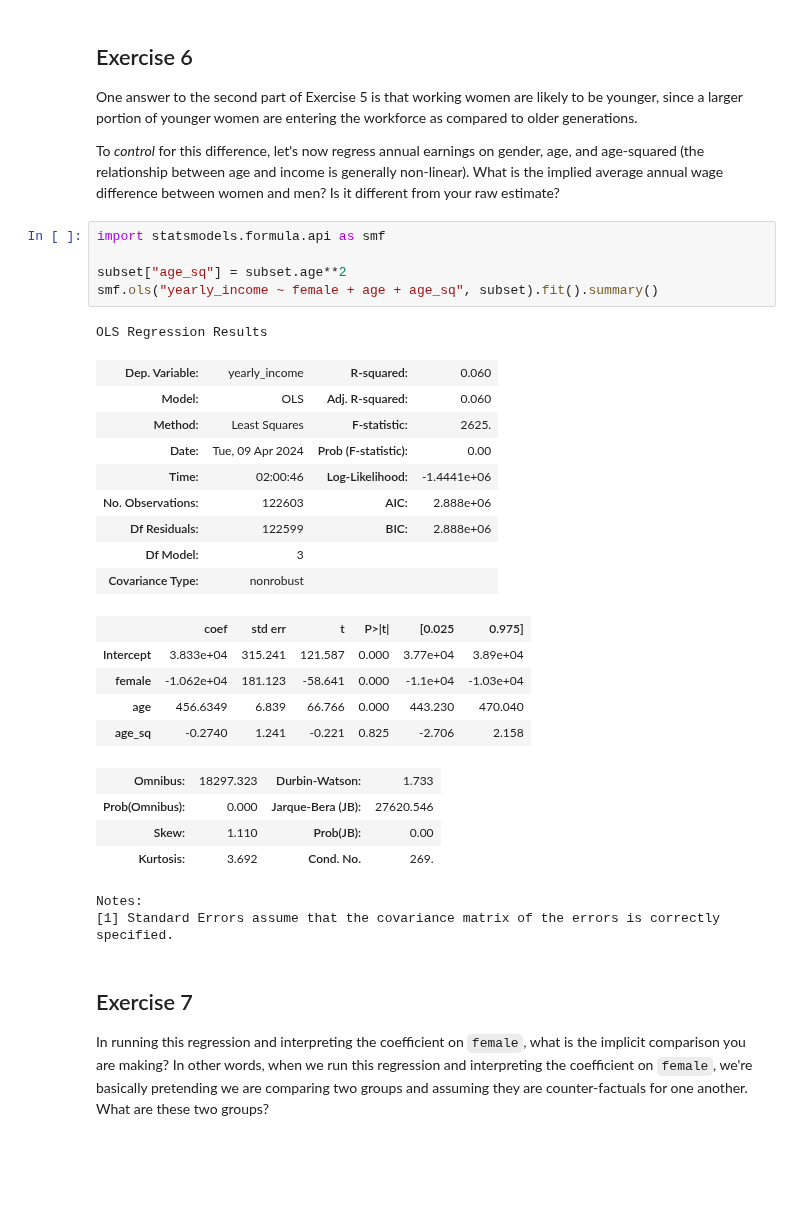
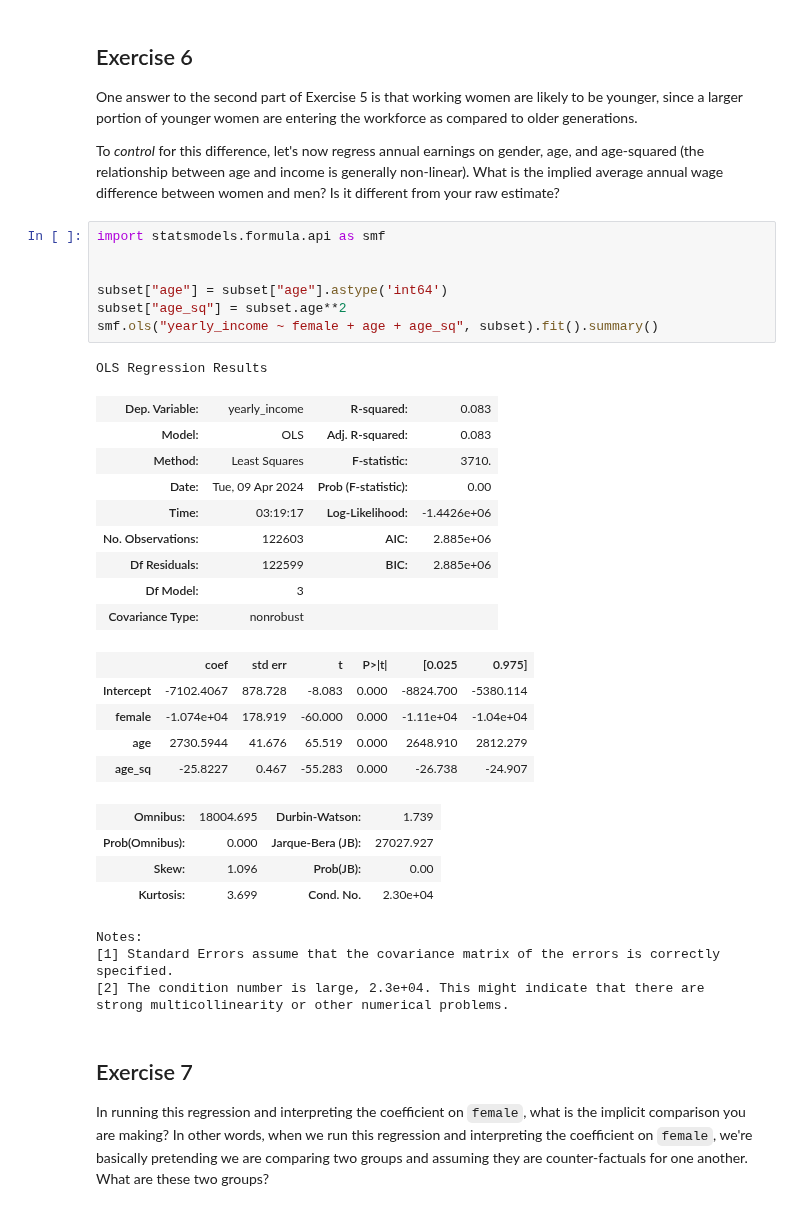
Before and after one commit to nogibjj/ZT-UDS, a Jupyter notebook: exercise_regressions_incomeineq.ipynb, the cells around one changed output. Drawn from its saved outputs; the diff is of its cells as text; blank space fills up the shorter version.

```diff
--- a/exercise_regressions_incomeineq.ipynb
+++ b/exercise_regressions_incomeineq.ipynb
@@ -134,30 +134,34 @@ To *control* for this difference, let's now regress annual earnings on gender, a
 # %%
 import statsmodels.formula.api as smf
 
+
+subset["age"] = subset["age"].astype('int64')
 subset["age_sq"] = subset.age**2
 smf.ols("yearly_income ~ female + age + age_sq", subset).fit().summary()
 # %% [output]
 OLS Regression Results
-| Dep. Variable: | yearly_income | R-squared: | 0.060 |
-| Model: | OLS | Adj. R-squared: | 0.060 |
-| Method: | Least Squares | F-statistic: | 2625. |
+| Dep. Variable: | yearly_income | R-squared: | 0.083 |
+| Model: | OLS | Adj. R-squared: | 0.083 |
+| Method: | Least Squares | F-statistic: | 3710. |
 | Date: | Tue, 09 Apr 2024 | Prob (F-statistic): | 0.00 |
-| Time: | 02:00:46 | Log-Likelihood: | -1.4441e+06 |
-| No. Observations: | 122603 | AIC: | 2.888e+06 |
-| Df Residuals: | 122599 | BIC: | 2.888e+06 |
+| Time: | 03:19:17 | Log-Likelihood: | -1.4426e+06 |
+| No. Observations: | 122603 | AIC: | 2.885e+06 |
+| Df Residuals: | 122599 | BIC: | 2.885e+06 |
 | Df Model: | 3 |  |  |
 | Covariance Type: | nonrobust |  |  |
 |  | coef | std err | t | P>|t| | [0.025 | 0.975] |
-| Intercept | 3.833e+04 | 315.241 | 121.587 | 0.000 | 3.77e+04 | 3.89e+04 |
-| female | -1.062e+04 | 181.123 | -58.641 | 0.000 | -1.1e+04 | -1.03e+04 |
-| age | 456.6349 | 6.839 | 66.766 | 0.000 | 443.230 | 470.040 |
-| age_sq | -0.2740 | 1.241 | -0.221 | 0.825 | -2.706 | 2.158 |
+| Intercept | -7102.4067 | 878.728 | -8.083 | 0.000 | -8824.700 | -5380.114 |
+| female | -1.074e+04 | 178.919 | -60.000 | 0.000 | -1.11e+04 | -1.04e+04 |
+| age | 2730.5944 | 41.676 | 65.519 | 0.000 | 2648.910 | 2812.279 |
+| age_sq | -25.8227 | 0.467 | -55.283 | 0.000 | -26.738 | -24.907 |
-| Omnibus: | 18297.323 | Durbin-Watson: | 1.733 |
-| Prob(Omnibus): | 0.000 | Jarque-Bera (JB): | 27620.546 |
-| Skew: | 1.110 | Prob(JB): | 0.00 |
-| Kurtosis: | 3.692 | Cond. No. | 269. |
+| Omnibus: | 18004.695 | Durbin-Watson: | 1.739 |
+| Prob(Omnibus): | 0.000 | Jarque-Bera (JB): | 27027.927 |
+| Skew: | 1.096 | Prob(JB): | 0.00 |
+| Kurtosis: | 3.699 | Cond. No. | 2.30e+04 |
 Notes:
 [1] Standard Errors assume that the covariance matrix of the errors is correctly specified.
+[2] The condition number is large, 2.3e+04. This might indicate that there are
+strong multicollinearity or other numerical problems.
 # %% [markdown]
 ## Exercise 7
 
```
Also changed, not shown: parts of 3 cells of this notebook, 1 other file.
